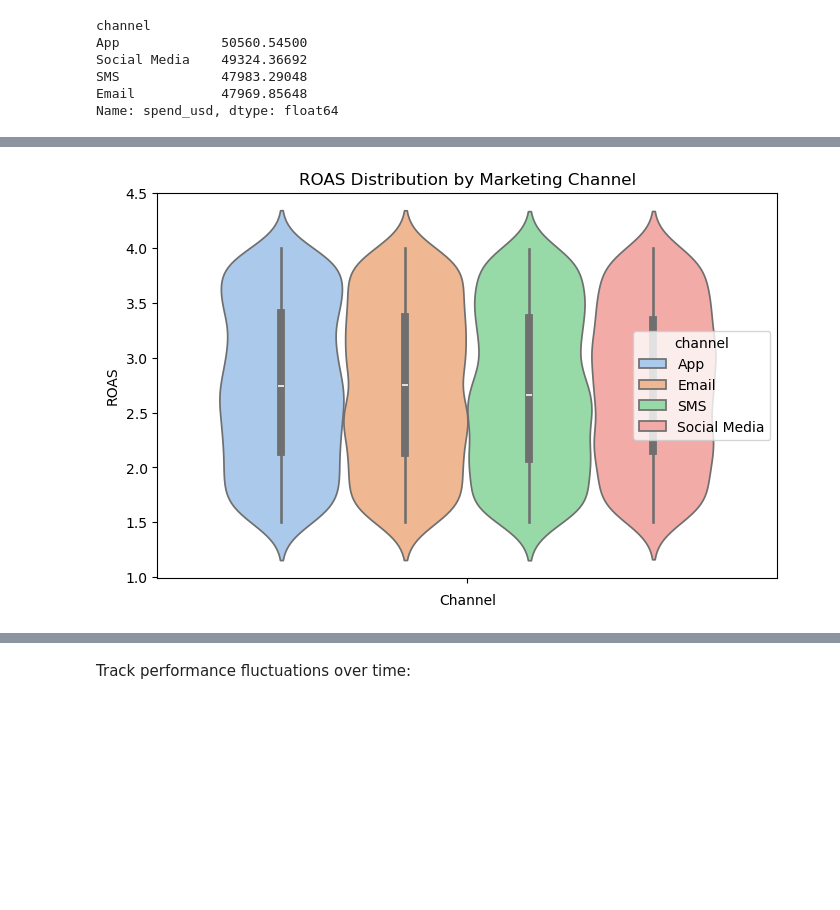
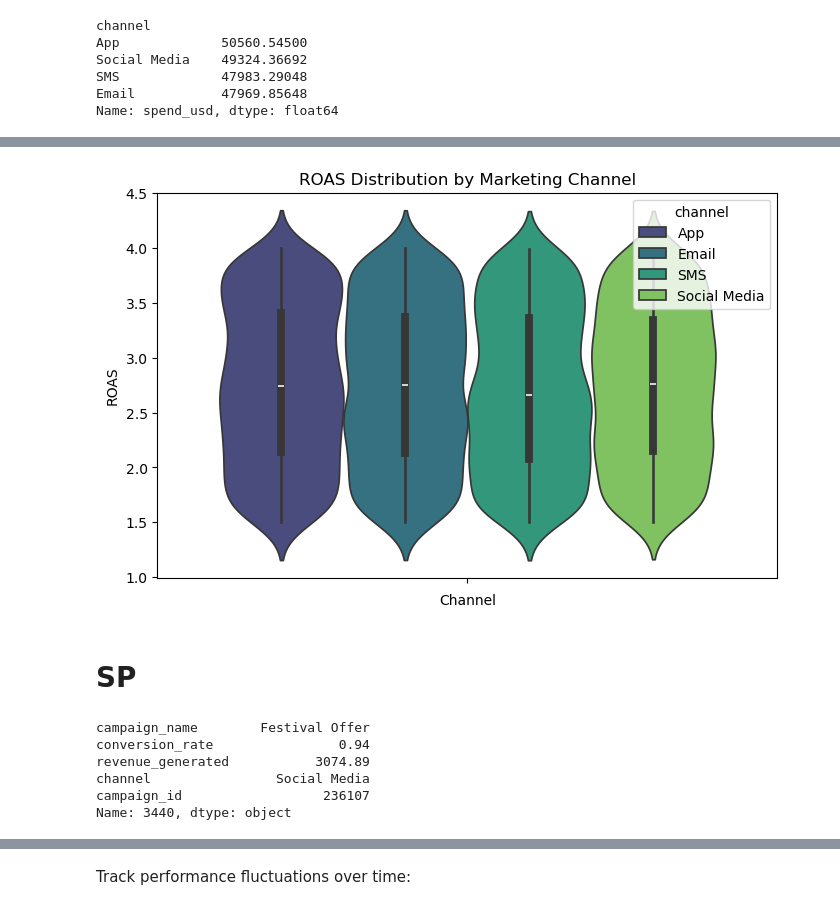
Before and after one commit to toviyahw/blinkit-sales-analysis, a Jupyter notebook: Python EDA Documentation.ipynb, the cells around one changed output, grey strips where cells are left out. Drawn from its saved outputs; the diff is of its cells as text; code cells hidden in the pictures; blank space fills up the shorter version.

```diff
--- a/Python EDA Documentation.ipynb
+++ b/Python EDA Documentation.ipynb
@@ -970,11 +987,9 @@ Name: roas, dtype: float64
 # %%
-# creating a violin plot shows the distribution and density of ROAS across different channels
+# violin plot shows the distribution and density of ROAS across different channels
 plt.figure(figsize=(8, 5))
-sns.violinplot(hue='channel', y='roas', data=mkt_df, palette='pastel')
+sns.violinplot(hue='channel', y='roas', data=mkt_df, palette='viridis')
 plt.title("ROAS Distribution by Marketing Channel")
 plt.xlabel("Channel")
-plt.ylabel("ROAS")
-plt.xticks(rotation=45)
-plt.show()
+plt.ylabel("ROAS");
 # %% [output]
-[figure, old version]
+[figure, new version]
@@ -985,10 +996,19 @@ print(f"Average ROAS across all channels: {average_roas}")
+# %% [markdown]
+# SP
 # %%
 # creating  new column that holds conversion rates
 mkt_df['conversion_rate'] = mkt_df['conversions'] / mkt_df['clicks']
 
 # getting the campaign that had the highest conversion rate
-highest_conversion_rate_campaign = mkt_df.loc[mkt_df['conversion_rate'].idxmax(), ['campaign_name', 'conversion_rate', 'revenue_generated','channel']]
+highest_conversion_rate_campaign = mkt_df.loc[mkt_df['conversion_rate'].idxmax(), ['campaign_name', 'conversion_rate', 'revenue_generated','channel', 'campaign_id']]
 highest_conversion_rate_campaign
+# %% [output]
+campaign_name        Festival Offer
+conversion_rate                0.94
+revenue_generated           3074.89
+channel                Social Media
+campaign_id                  236107
+Name: 3440, dtype: object
 # %%
 # get average roas by channel
 print(mkt_df['conversion_rate'].groupby('channel')['roas'].mean())
```
Also changed, not shown: parts of 41 cells of this notebook.
